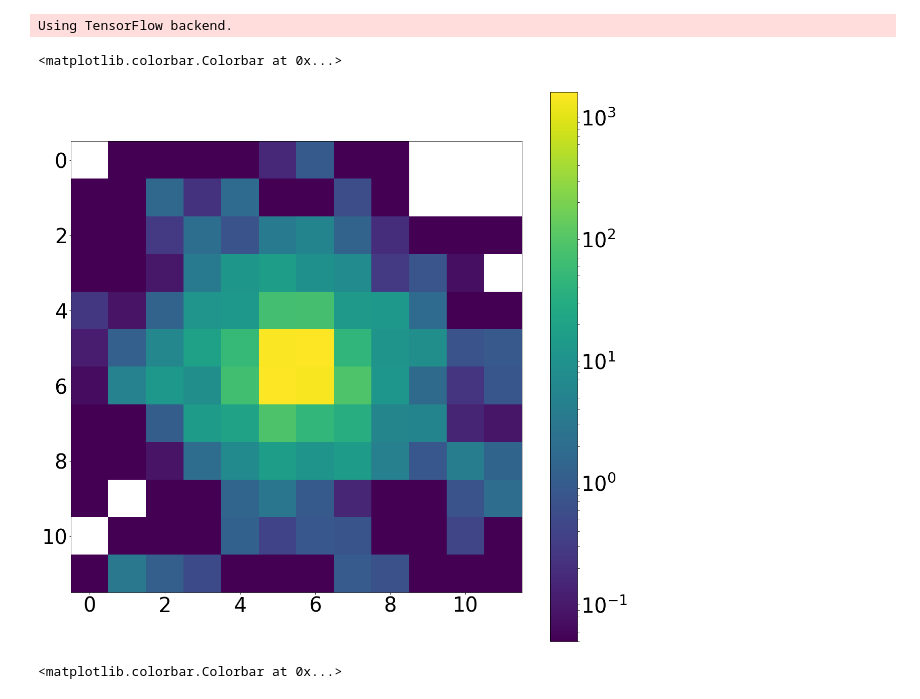
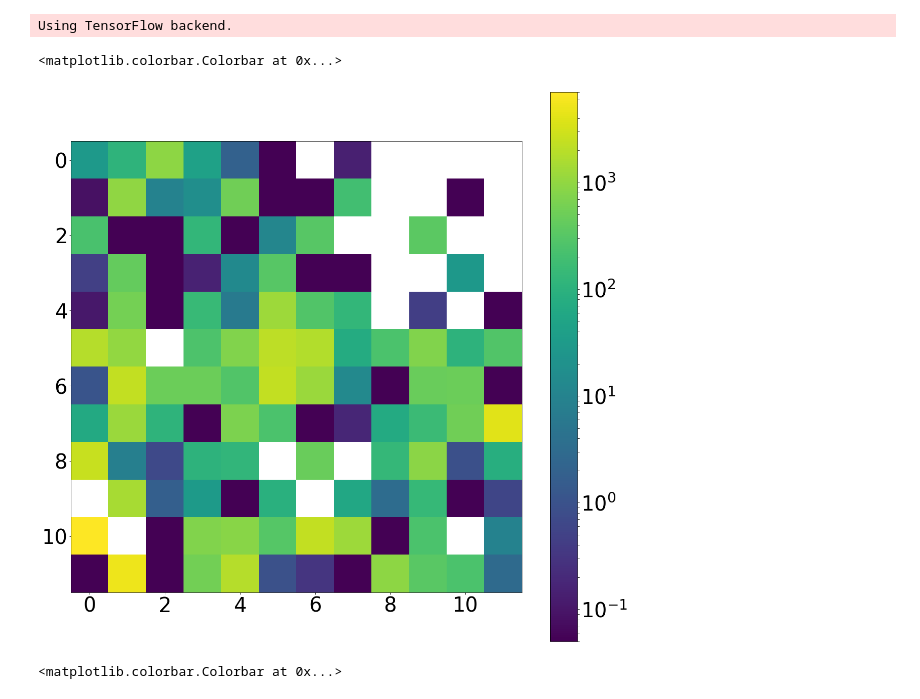
Before and after one commit to hep-lbdl/CaloGAN, a Jupyter notebook: secondlook.ipynb, the cells around one changed output. Cells and saved outputs as stored; diff of their text form; code cells hidden in the pictures.

Commit message:
visualize multi results in ipynb

```diff
--- a/secondlook.ipynb
+++ b/secondlook.ipynb
@@ -87,7 +91,7 @@ noise = np.random.normal(0, 1, (50000, 500))
 # %%
 G = generator(500, (12, 12))
 # %%
-G.load_weights('./weights/4-2-17/params_generator_epoch_012.hdf5')
+G.load_weights('./weights/params_generator_epoch_049_b2.hdf5')
 # %%
 images = G.predict(noise, verbose=True)
 # %%
@@ -97,11 +101,12 @@ images = np.squeeze(images)
 # %%
 plt.figure(figsize=(20,20))
 matplotlib.rcParams.update({'font.size': 40})
-plt.imshow(images.mean(axis=0), interpolation='nearest', norm=LogNorm(vmin=second.mean(axis=0).min()))
+plt.imshow(images.mean(axis=0), #aspect=float(first.shape[2])/first.shape[1],
+           interpolation='nearest', norm=LogNorm(vmin=second.mean(axis=0).min()))
 plt.colorbar()
 # %% [output]
 <matplotlib.colorbar.Colorbar at 0x...>
-[figure, old version]
+[figure, new version]
 # %%
 plt.figure(figsize=(20,20))
 plt.imshow(second.mean(axis=0), interpolation='nearest', norm=LogNorm())
```
Also changed, not shown: parts of 2 cells of this notebook.
